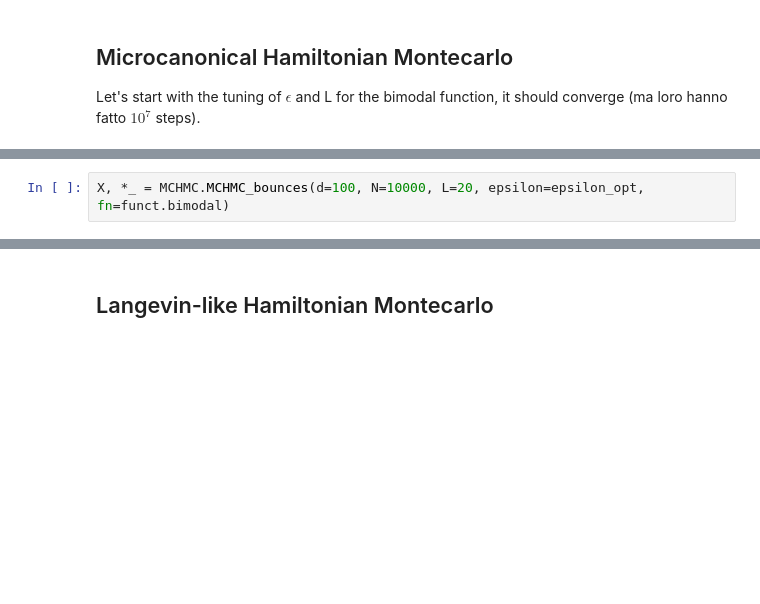
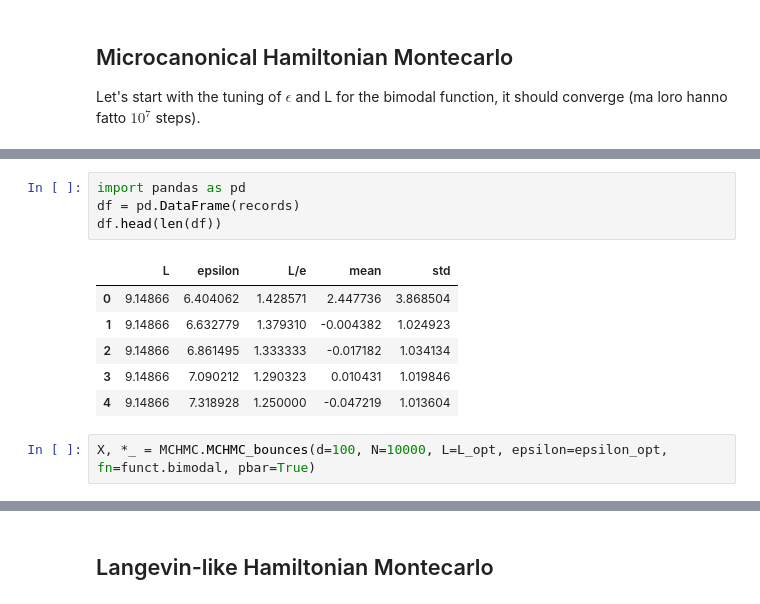
Before and after one commit to GiancarloSaran/MCHMC, a Jupyter notebook: main.ipynb, the cells around one changed output, grey strips where cells are left out. Drawn from its saved outputs; the diff is of its cells as text; blank space fills up the shorter version.

```diff
--- a/main.ipynb
+++ b/main.ipynb
@@ -101,5 +140,16 @@ Optimal L: 3.3276991844177246
+# %%
+import pandas as pd
+df = pd.DataFrame(records)
+df.head(len(df))
+# %% [output]
+|  | L | epsilon | L/e | mean | std |
+| 0 | 9.14866 | 6.404062 | 1.428571 | 2.447736 | 3.868504 |
+| 1 | 9.14866 | 6.632779 | 1.379310 | -0.004382 | 1.024923 |
+| 2 | 9.14866 | 6.861495 | 1.333333 | -0.017182 | 1.034134 |
+| 3 | 9.14866 | 7.090212 | 1.290323 | 0.010431 | 1.019846 |
+| 4 | 9.14866 | 7.318928 | 1.250000 | -0.047219 | 1.013604 |
 # %%
-X, *_ = MCHMC.MCHMC_bounces(d=100, N=10000, L=20, epsilon=epsilon_opt, fn=funct.bimodal)
+X, *_ = MCHMC.MCHMC_bounces(d=100, N=10000, L=L_opt, epsilon=epsilon_opt, fn=funct.bimodal, pbar=True)
 # %%
 X = X.to("cpu").detach().numpy()
 x = np.linspace(-20, 20, 10000)
```
Also changed, not shown: parts of 23 cells of this notebook, 5 other files.
